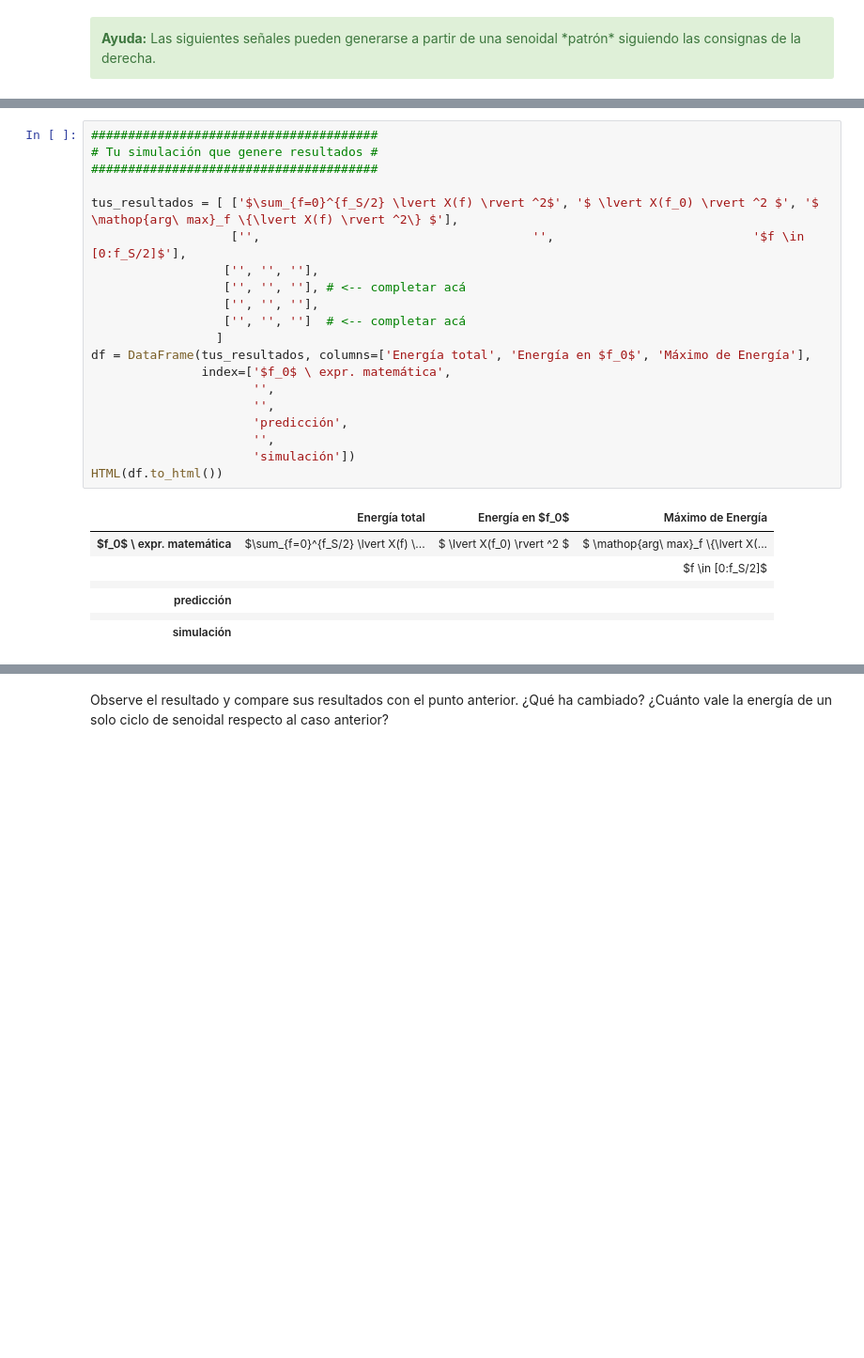
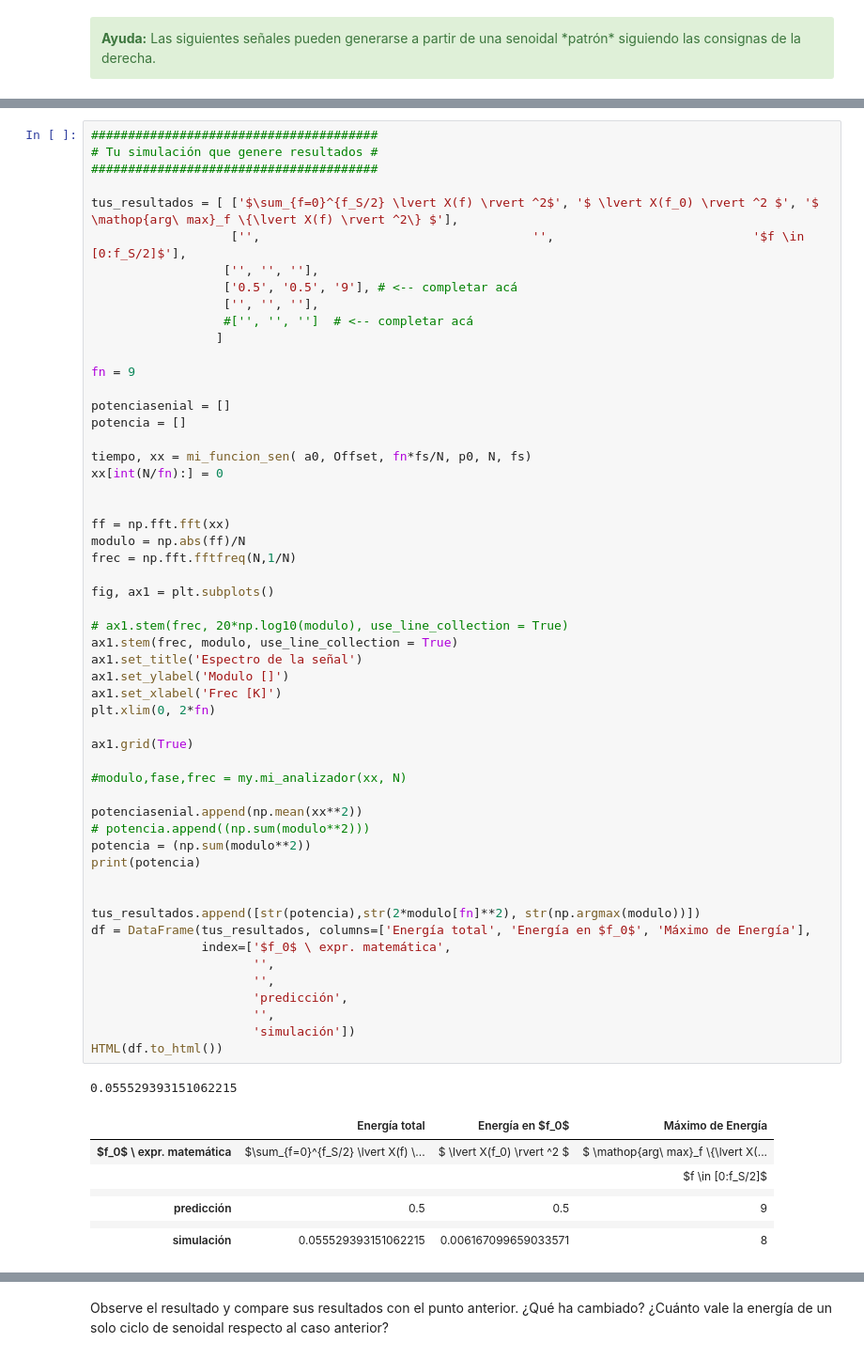
Before and after one commit to fcatuogno/PDS_TPs, a Jupyter notebook: TP1 - Muestreo de señales - Forurier.ipynb, the cells around one changed output, grey strips where cells are left out. Shown at 94% size. Saved outputs shown, nothing was run; the diff lists cells and outputs as text; blank space fills up the shorter version.

```diff
--- a/TP1 - Muestreo de señales - Forurier.ipynb
+++ b/TP1 - Muestreo de señales - Forurier.ipynb
@@ -686,28 +720,63 @@ HTML(df.to_html())
 # %%
 #######################################
 # Tu simulación que genere resultados #
 #######################################
 
 tus_resultados = [ ['$\sum_{f=0}^{f_S/2} \lvert X(f) \rvert ^2$', '$ \lvert X(f_0) \rvert ^2 $', '$ \mathop{arg\ max}_f \{\lvert X(f) \rvert ^2\} $'],
                    ['',                                     '',                           '$f \in [0:f_S/2]$'],
                   ['', '', ''],
-                  ['', '', ''], # <-- completar acá
+                  ['0.5', '0.5', '9'], # <-- completar acá
                   ['', '', ''],
-                  ['', '', '']  # <-- completar acá
+                  #['', '', '']  # <-- completar acá
                  ]
+
+fn = 9
+
+potenciasenial = []
+potencia = []
+
+tiempo, xx = mi_funcion_sen( a0, Offset, fn*fs/N, p0, N, fs)
+xx[int(N/fn):] = 0
+
+
+ff = np.fft.fft(xx)
+modulo = np.abs(ff)/N
+frec = np.fft.fftfreq(N,1/N)
+
+fig, ax1 = plt.subplots()
+
+# ax1.stem(frec, 20*np.log10(modulo), use_line_collection = True)
+ax1.stem(frec, modulo, use_line_collection = True)
+ax1.set_title('Espectro de la señal')
+ax1.set_ylabel('Modulo []')
+ax1.set_xlabel('Frec [K]')
+plt.xlim(0, 2*fn)
+
+ax1.grid(True)
+
+#modulo,fase,frec = my.mi_analizador(xx, N)
+
+potenciasenial.append(np.mean(xx**2))
+# potencia.append((np.sum(modulo**2)))
+potencia = (np.sum(modulo**2))
+print(potencia)
+
+
+tus_resultados.append([str(potencia),str(2*modulo[fn]**2), str(np.argmax(modulo))])
 df = DataFrame(tus_resultados, columns=['Energía total', 'Energía en $f_0$', 'Máximo de Energía'],
                index=['$f_0$ \ expr. matemática',
                       '',
                       '',
                       'predicción',
                       '',
                       'simulación'])
 HTML(df.to_html())
 # %% [output]
+0.055529393151062215
 |  | Energía total | Energía en $f_0$ | Máximo de Energía |
 | $f_0$ \ expr. matemática | $\sum_{f=0}^{f_S/2} \lvert X(f) \... | $ \lvert X(f_0) \rvert ^2 $ | $ \mathop{arg\ max}_f \{\lvert X(... |
 |  |  |  | $f \in [0:f_S/2]$ |
 |  |  |  |  |
-| predicción |  |  |  |
+| predicción | 0.5 | 0.5 | 9 |
 |  |  |  |  |
-| simulación |  |  |  |
+| simulación | 0.055529393151062215 | 0.006167099659033571 | 8 |
```
Also changed, not shown: parts of 18 cells of this notebook.
